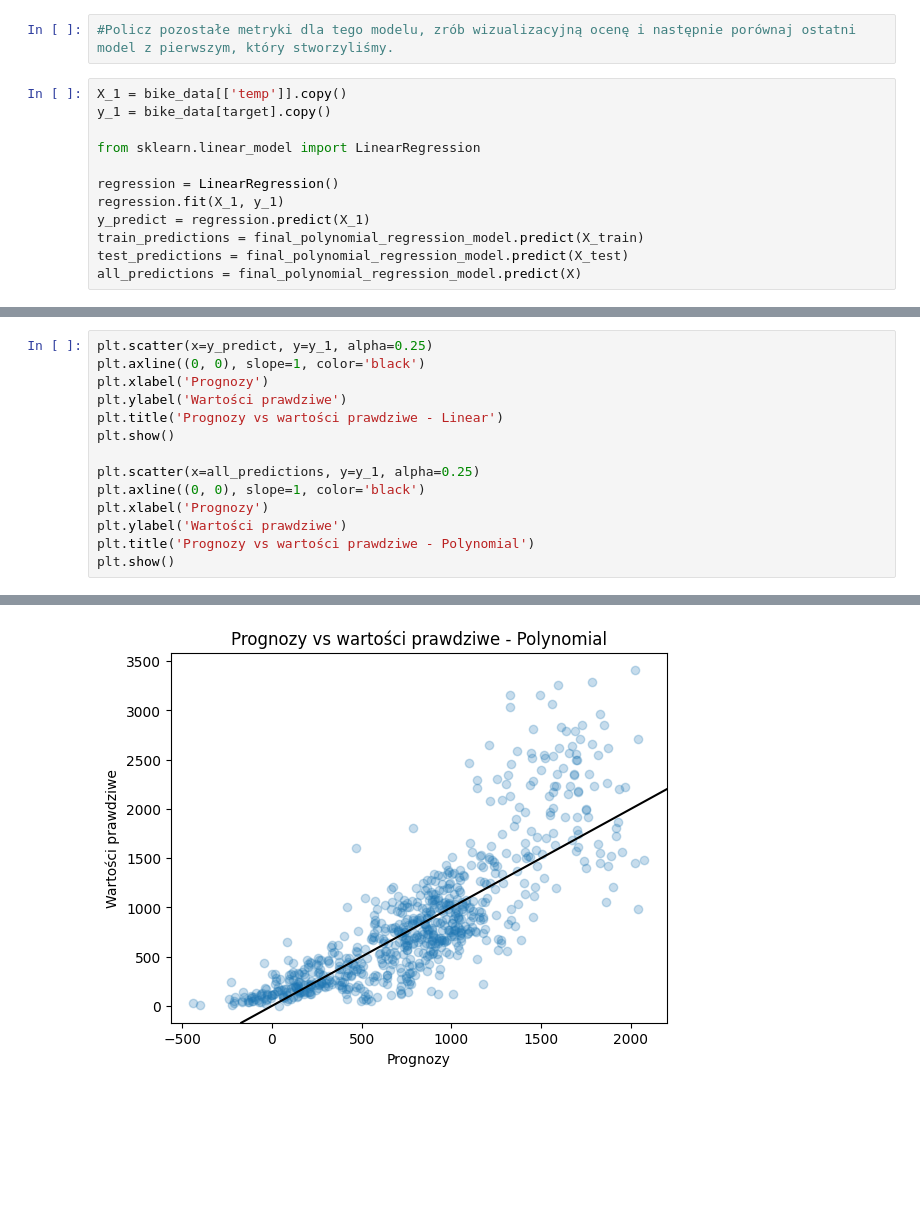
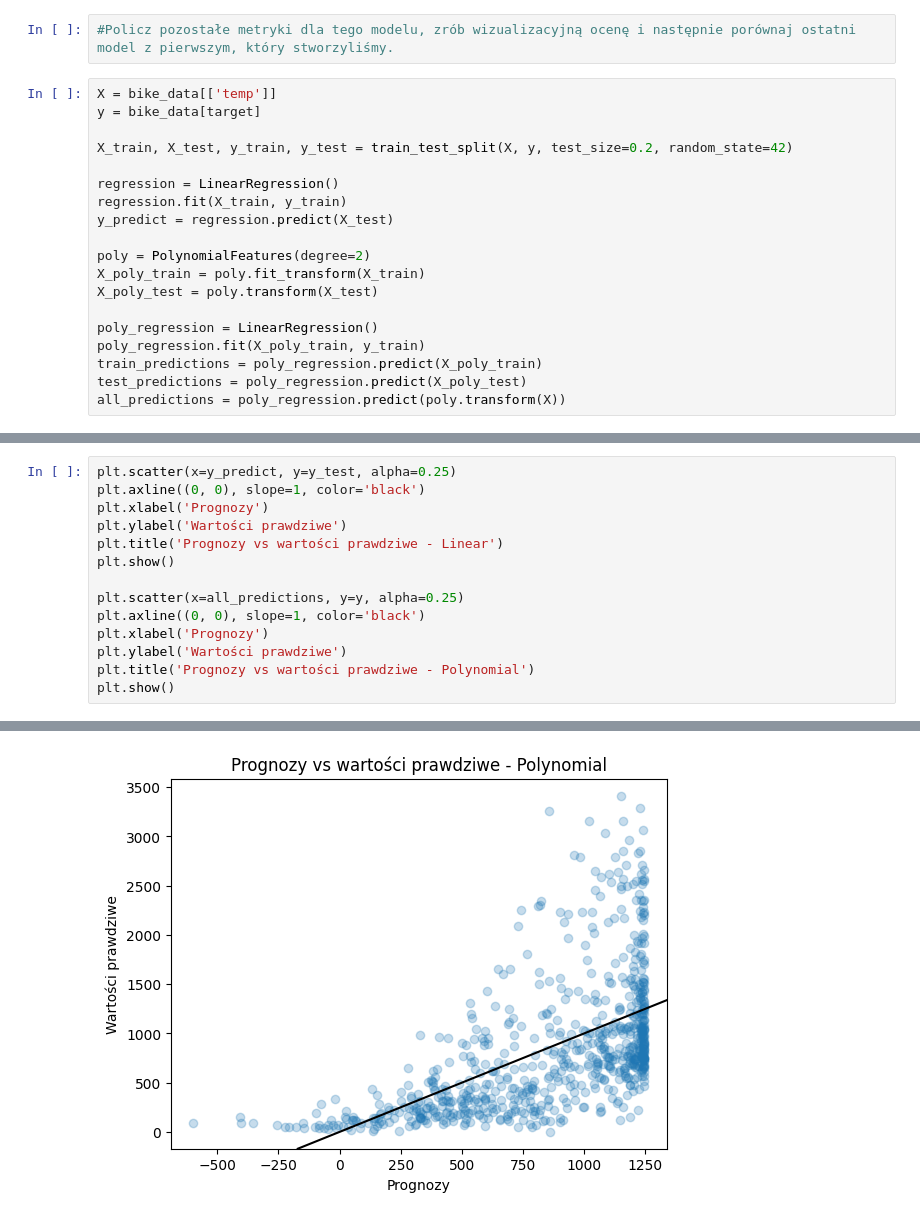
Before and after one commit to KenZooo11/m13.5, a Jupyter notebook: 13.5.ipynb, the cells around one changed output, grey strips where cells are left out. Drawn from its saved outputs; the diff is of its cells as text; blank space fills up the shorter version.

```diff
--- a/13.5.ipynb
+++ b/13.5.ipynb
@@ -403,17 +399,24 @@ RMSE: 483.93794140501114
 # %%
 #Policz pozostałe metryki dla tego modelu, zrób wizualizacyjną ocenę i następnie porównaj ostatni model z pierwszym, który stworzyliśmy.
 # %%
-X_1 = bike_data[['temp']].copy()
-y_1 = bike_data[target].copy()
+X = bike_data[['temp']]
+y = bike_data[target]
 
-from sklearn.linear_model import LinearRegression
+X_train, X_test, y_train, y_test = train_test_split(X, y, test_size=0.2, random_state=42)
 
 regression = LinearRegression()
-regression.fit(X_1, y_1)
-y_predict = regression.predict(X_1)
-train_predictions = final_polynomial_regression_model.predict(X_train)
-test_predictions = final_polynomial_regression_model.predict(X_test)
-all_predictions = final_polynomial_regression_model.predict(X)
+regression.fit(X_train, y_train)
+y_predict = regression.predict(X_test)
+
+poly = PolynomialFeatures(degree=2)
+X_poly_train = poly.fit_transform(X_train)
+X_poly_test = poly.transform(X_test)
+
+poly_regression = LinearRegression()
+poly_regression.fit(X_poly_train, y_train)
+train_predictions = poly_regression.predict(X_poly_train)
+test_predictions = poly_regression.predict(X_poly_test)
+all_predictions = poly_regression.predict(poly.transform(X))
 # %%
 from sklearn.metrics import r2_score
 from sklearn.metrics import mean_absolute_error
@@ -447,12 +450,12 @@ df
 # %%
-plt.scatter(x=y_predict, y=y_1, alpha=0.25)
+plt.scatter(x=y_predict, y=y_test, alpha=0.25)
 plt.axline((0, 0), slope=1, color='black')
 plt.xlabel('Prognozy')
 plt.ylabel('Wartości prawdziwe')
 plt.title('Prognozy vs wartości prawdziwe - Linear')
 plt.show()
 
-plt.scatter(x=all_predictions, y=y_1, alpha=0.25)
+plt.scatter(x=all_predictions, y=y, alpha=0.25)
 plt.axline((0, 0), slope=1, color='black')
 plt.xlabel('Prognozy')
 plt.ylabel('Wartości prawdziwe')
@@ -463,2 +466,2 @@ plt.show()
-[figure, old version]
+[figure, new version]
 # %%
```
Also changed, not shown: parts of 11 cells of this notebook.
